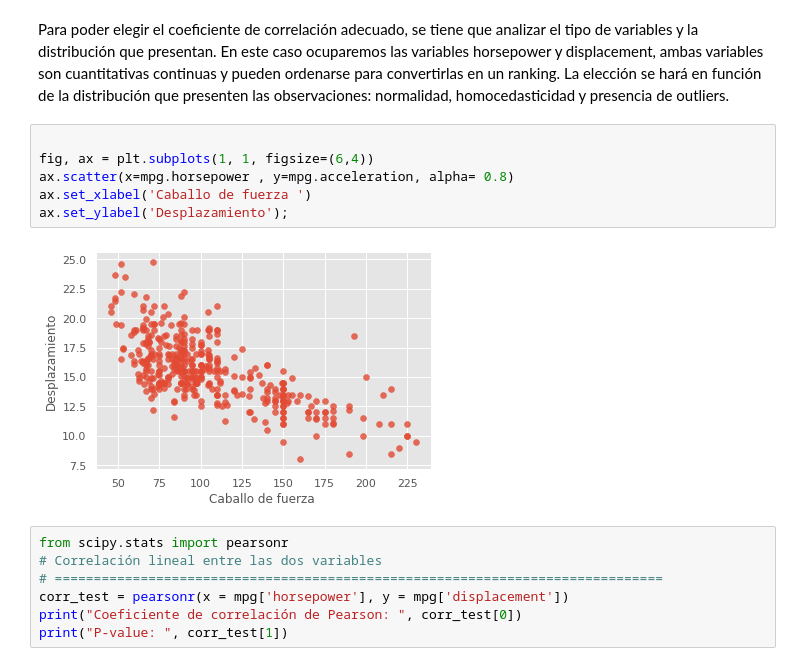
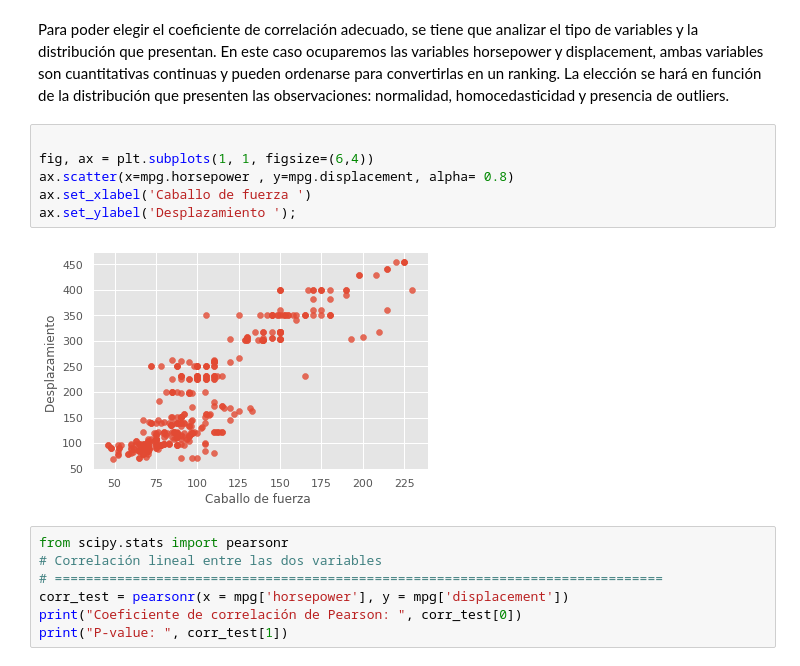
Before and after one commit to epereirasg/Curso-de-Machine-Learning, a Jupyter notebook: S07-Linear-Models/Tarea_regresion_lineal.ipynb, the cells around one changed output. Drawn from its saved outputs; the diff is of its cells as text.

```diff
--- a/S07-Linear-Models/Tarea_regresion_lineal.ipynb
+++ b/S07-Linear-Models/Tarea_regresion_lineal.ipynb
@@ -129,11 +129,11 @@ Para poder elegir el coeficiente de correlación adecuado, se tiene que analizar
 # %%
 
 fig, ax = plt.subplots(1, 1, figsize=(6,4))
-ax.scatter(x=mpg.horsepower , y=mpg.acceleration, alpha= 0.8)
+ax.scatter(x=mpg.horsepower , y=mpg.displacement, alpha= 0.8)
 ax.set_xlabel('Caballo de fuerza ')
-ax.set_ylabel('Desplazamiento');
+ax.set_ylabel('Desplazamiento ');
 # %% [output]
-[figure, old version]
+[figure, new version]
 # %%
 from scipy.stats import pearsonr
 # Correlación lineal entre las dos variables
```
Also changed, not shown: parts of 4 cells of this notebook.
